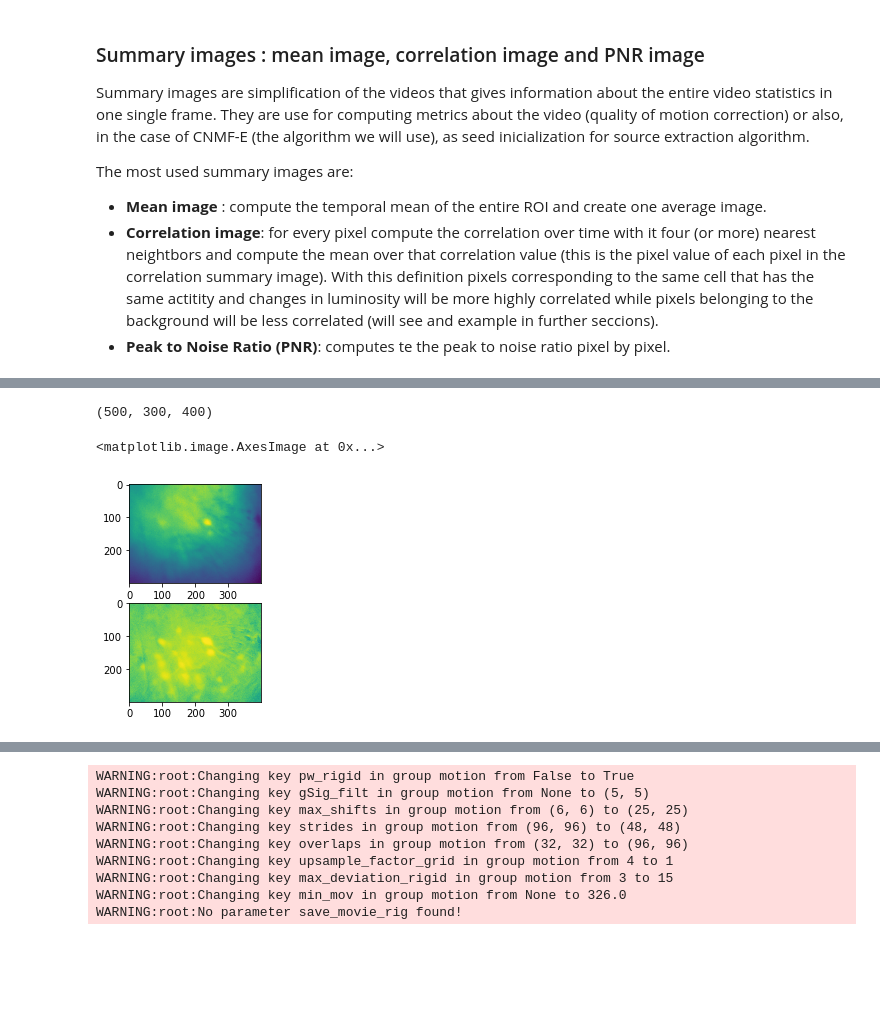
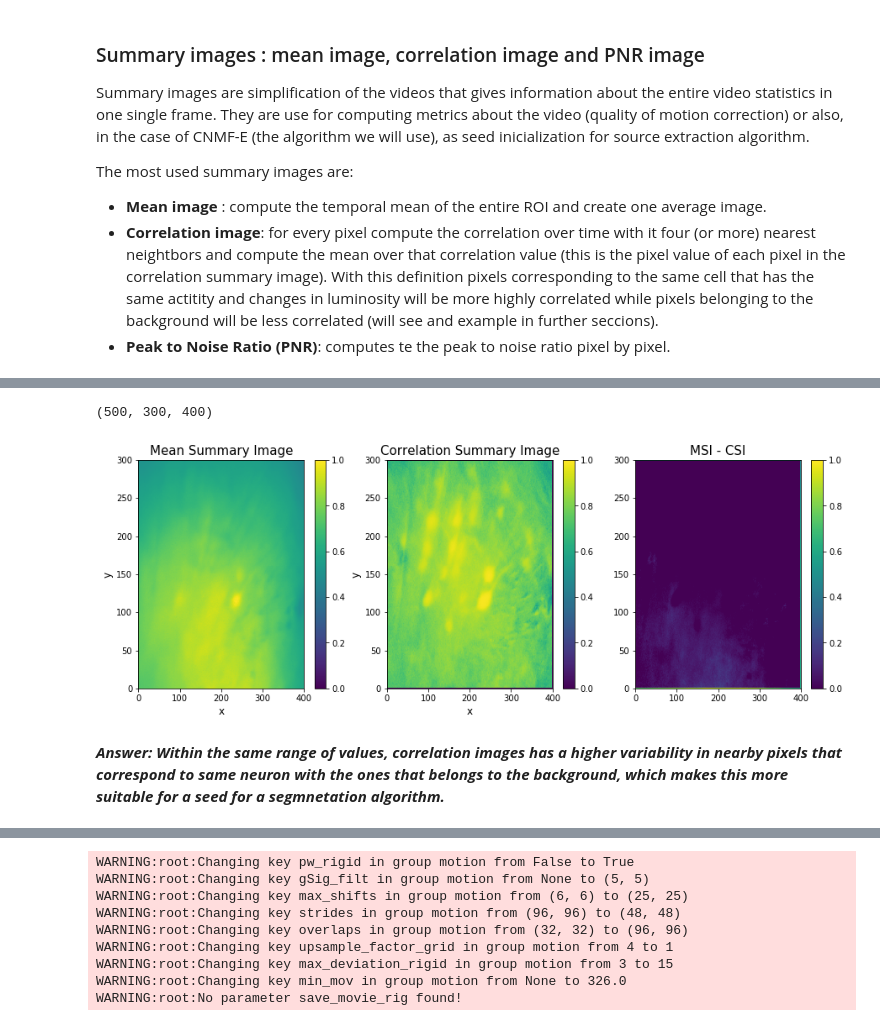
Before and after one commit to melisamc89/Neuro_course, a Jupyter notebook: assignment4_solutions.ipynb, the cells around one changed output, grey strips where cells are left out. Cells and saved outputs as stored; diff of their text form; code cells hidden in the pictures; blank space fills up the shorter version.

```diff
--- a/assignment4_solutions.ipynb
+++ b/assignment4_solutions.ipynb
@@ -126,14 +153,43 @@ for i in range(1,original_movie.shape[1]-1):
         corr3 = np.corrcoef(original_movie[:,i,j],original_movie[:,i,j-1])
         corr4 = np.corrcoef(original_movie[:,i,j],original_movie[:,i,j+1])
         correlation_image[i,j] = (corr1[0,1]+corr2[0,1]+corr3[0,1]+corr4[0,1])/4
-
-figure, axes = plt.subplots(2)
-axes[0].imshow(mean_frame)
-axes[1].imshow(correlation_image)
 # %% [output]
 (500, 300, 400)
-<matplotlib.image.AxesImage at 0x...>
-[figure, removed]
+# %%
+figure, axes = plt.subplots(1,3)
+
+axes[0].set_xlabel('x', fontsize = 12)
+axes[0].set_ylabel('y', fontsize = 12)
+axes[0].set_title('Mean Summary Image', fontsize = 15)
+
+axes[1].set_xlabel('x', fontsize = 12)
+axes[1].set_ylabel('y', fontsize = 12)
+axes[1].set_title('Correlation Summary Image', fontsize = 15)
+
+axes[1].set_xlabel('x', fontsize = 12)
+axes[1].set_ylabel('y', fontsize = 12)
+axes[2].set_title('MSI - CSI', fontsize = 15)
+
+mesh0 = axes[0].pcolormesh(mean_frame/np.max(mean_frame), cmap = 'viridis')
+mesh1 = axes[1].pcolormesh(correlation_image, cmap = 'viridis')
+mesh2 = axes[2].pcolormesh(mean_frame/np.max(mean_frame)-correlation_image, cmap = 'viridis')
+
+vmin_corr = 0
+vmax_corr = 1
+mesh0.set_clim(vmin_corr,vmax_corr)
+mesh1.set_clim(vmin_corr,vmax_corr)
+mesh2.set_clim(vmin_corr,vmax_corr)
+
+
+figure.colorbar(mesh0,ax=axes[0])
+figure.colorbar(mesh1,ax=axes[1])
+figure.colorbar(mesh2,ax=axes[2])
+
+figure.set_size_inches(15,5)
+# %% [output]
+[figure, added]
+# %% [markdown]
+***Answer: Within the same range of values, correlation images has a higher variability in nearby pixels that correspond to same neuron with the ones that belongs to the background, which makes this more suitable for a seed for a segmnetation algorithm.***
 # %% [markdown]
 ## Preprocessing calcium videos
 
```
Also changed, not shown: parts of 29 cells of this notebook.
